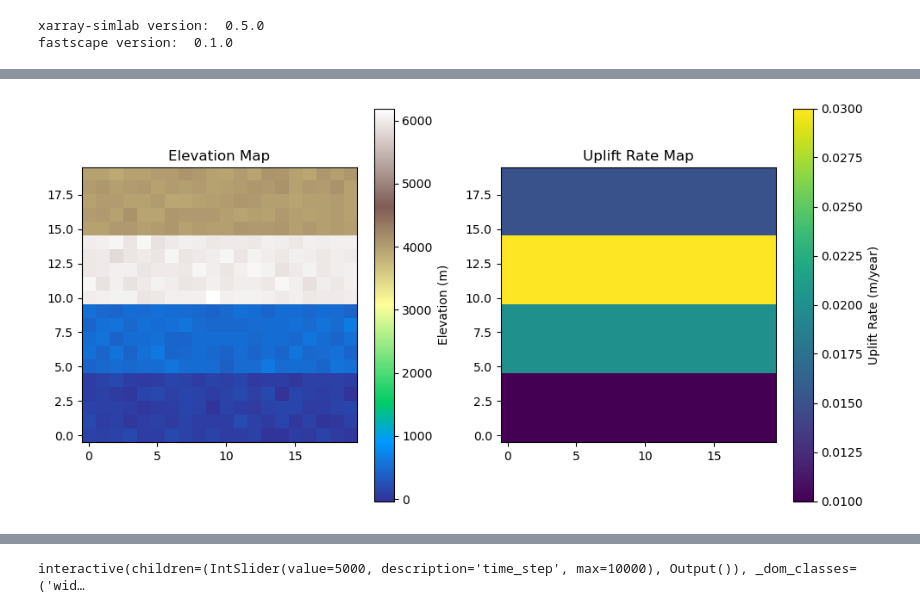
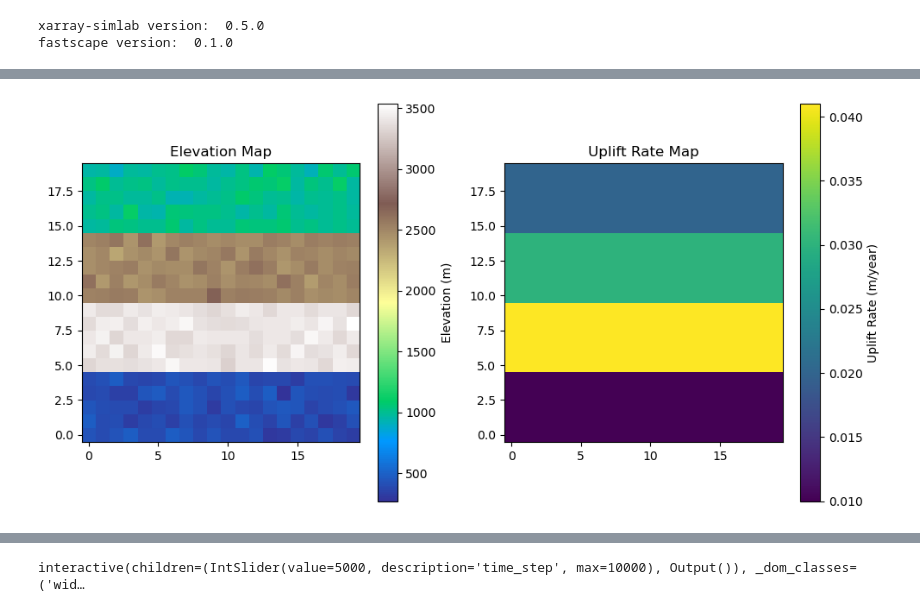
Before and after one commit to Lucas08793/ClimateLandscapeEvolution, a Jupyter notebook: newmountain.ipynb, the cells around one changed output, grey strips where cells are left out. Drawn from its saved outputs; the diff is of its cells as text; code cells hidden in the pictures.

```diff
--- a/newmountain.ipynb
+++ b/newmountain.ipynb
@@ -157,25 +119,25 @@ InitialTopography = np.zeros(nn)  # Initialize an array to store elevations
 # Assign elevations based on node indices
 for i in range(nn):
     if 0 <= i < 100:
-        InitialTopography[i] = 100  # Elevation of 100 m for nodes 0-99
+        InitialTopography[i] = 400  # Elevation of 400 m for nodes 0-99
     elif 100 <= i < 200:
-        InitialTopography[i] = 500  # Elevation of 500 m for nodes 100-199
+        InitialTopography[i] = 3375  # Elevation of 3370 m for nodes 100-199
     elif 200 <= i < 300:
-        InitialTopography[i] = 6000  # Elevation of 6000 m for nodes 200-299
+        InitialTopography[i] = 2500  # Elevation of 2500 m for nodes 200-299
     elif 300 <= i < 400:
-        InitialTopography[i] = 4000  # Elevation of 4000 m for nodes 300-399
+        InitialTopography[i] = 1000  # Elevation of 4000 m for nodes 300-399
 
 # Assign elevations using slicing
-InitialTopography[0:100] = 100    # Elevation of 100 m for nodes 0-99
-InitialTopography[100:200] = 500  # Elevation of 500 m for nodes 100-199
-InitialTopography[200:300] = 6000 # Elevation of 6000 m for nodes 200-299
-InitialTopography[300:400] = 4000 # Elevation of 4000 m for nodes 300-399
+InitialTopography[0:100] = 400    # Elevation of 400 m for nodes 0-99
+InitialTopography[100:200] = 3375 # Elevation of 3375 m for nodes 100-199
+InitialTopography[200:300] = 2500 # Elevation of 6000 m for nodes 200-299
+InitialTopography[300:400] = 1000 # Elevation of 4000 m for nodes 300-399
 
 # Assign elevations using slicing
-InitialTopography[0:100] = 100    # Elevation of 100 m for nodes 0-99
-InitialTopography[100:200] = 500  # Elevation of 500 m for nodes 100-199
-InitialTopography[200:300] = 6000 # Elevation of 6000 m for nodes 200-299
-InitialTopography[300:400] = 4000 # Elevation of 4000 m for nodes 300-399
+InitialTopography[0:100] = 400   # Elevation of 400 m for nodes 0-99
+InitialTopography[100:200] = 3400  # Elevation of 3375 m for nodes 100-199
+InitialTopography[200:300] = 2500 # Elevation of m for nodes 200-299
+InitialTopography[300:400] = 1000 # Elevation of  for nodes 300-399
 
 # Adding random noise to the elevations
 np.random.seed(42)  # For reproducibility
@@ -187,10 +149,3 @@ InitialTopography += Noise  # Add noise to the elevations
 # Reshape into a 2D grid for visualization
 nx, ny = 20, 20  # Example: 20x20 grid
 InitialTopography2D = InitialTopography.reshape(nx, ny)
-
-# Plotting
-import matplotlib.pyplot as plt
-plt.imshow(InitialTopography2D, cmap='terrain', origin='lower')
-plt.colorbar(label='Elevation (m)')
-plt.title('Elevation Map')
-plt.show()
@@ -199,34 +152,34 @@ plt.show()
 # %%
 # Define first stage uplift rates for each region
 UpliftRates = np.zeros(nn)  # Initialize uplift rates array
 UpliftRates[0:100] = 0.01    # Uplift rate for nodes 0-99 (e.g., 0.01 m/year)
-UpliftRates[100:200] = 0.02  # Uplift rate for nodes 100-199 (e.g., 0.02 m/year)
-UpliftRates[200:300] = 0.03  # Uplift rate for nodes 200-299 (e.g., 0.03 m/year)
-UpliftRates[300:400] = 0.015 # Uplift rate for nodes 300-399 (e.g., 0.015 m/year)
+UpliftRates[100:200] = 0.041  # Uplift rate for nodes 100-199 (e.g.,
+UpliftRates[200:300] = 0.03  # Uplift rate for nodes 200-299 (e.g.,
+UpliftRates[300:400] = 0.02 # Uplift rate for nodes 300-399 (e.g.,
 
 # Reshape into a 2D grid for visualization
 nx, ny = 20, 20  # Example: 20x20 grid
 InitialTopography2D = InitialTopography.reshape(nx, ny)
 UpliftRates2D = UpliftRates.reshape(nx, ny)
 
 # Plotting the elevation map
 plt.figure(figsize=(10, 5))
 
 plt.subplot(1, 2, 1)
 plt.imshow(InitialTopography2D, cmap='terrain', origin='lower')
 plt.colorbar(label='Elevation (m)')
 plt.title('Elevation Map')
 
 # Plotting the uplift rate map
 plt.subplot(1, 2, 2)
 plt.imshow(UpliftRates2D, cmap='viridis', origin='lower')
 plt.colorbar(label='Uplift Rate (m/year)')
 plt.title('Uplift Rate Map')
 
 plt.tight_layout()
 plt.show()
 # %% [output]
-[figure, old version]
+[figure, new version]
 # %%
 ## Set up input parameters for xarray-simlab model ##
 in_ds_S1 = xs.create_setup(
```
Also changed, not shown: parts of 19 cells of this notebook.
